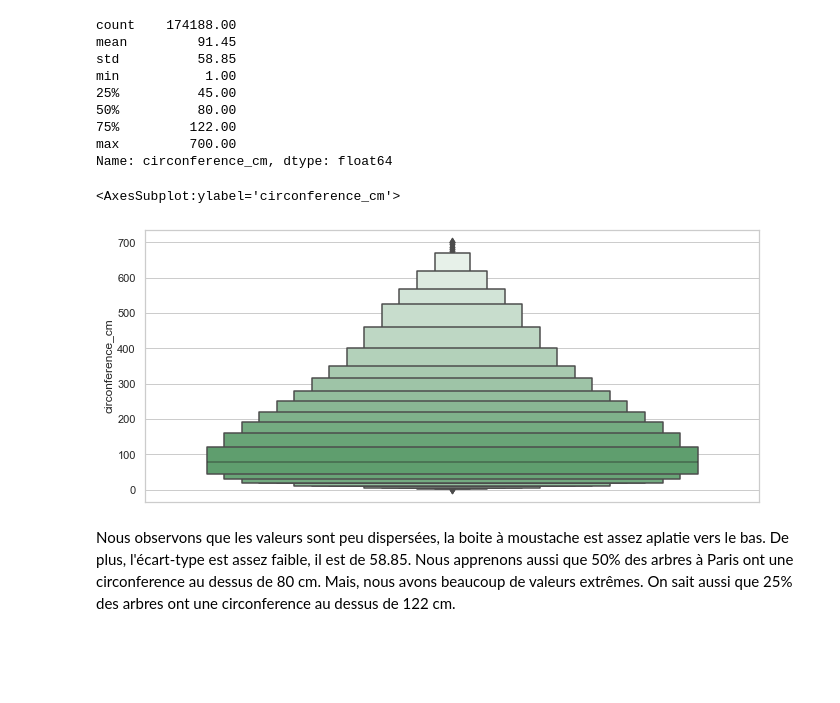
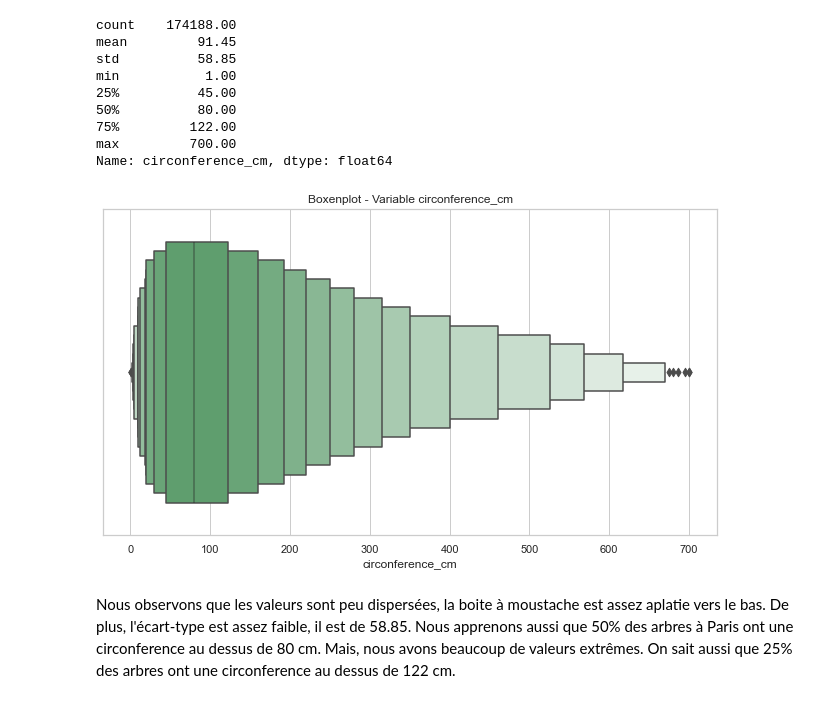
Before and after one commit to AurelieAAN/OP_Projet2, a Jupyter notebook: Scripts_Analyse01.ipynb, the cells around one changed output. Saved outputs shown, nothing was run; the diff lists cells and outputs as text; code cells hidden in the pictures; blank space fills up the shorter version.

```diff
--- a/Scripts_Analyse01.ipynb
+++ b/Scripts_Analyse01.ipynb
@@ -325,0 +322,8 @@ sns.boxenplot(y="circonference_cm",
+# %%
+def graph_boxenplot(data_i, column_i, color_i,title_i):
+    sns.set_theme(style="whitegrid")
+    plt.figure(figsize=(11,6))
+    sns.boxenplot(x=column_i,
+                  color=color_i,
+                  scale="linear", data=data_i)
+    plt.title(title_i)
@@ -383,15 +391,9 @@ min           1.00
 max         700.00
 Name: circonference_cm, dtype: float64
 # %%
-
-sns.set_theme(style="whitegrid")
-plt.figure(figsize=(11,5))
-sns.boxenplot(y="circonference_cm",
-              color="g",
-              scale="linear", data=data)
+graph_boxenplot(data, "circonference_cm", "g","Boxenplot - Variable circonference_cm")
 # %% [output]
-<AxesSubplot:ylabel='circonference_cm'>
-[figure, old version]
+[figure, new version]
 # %% [markdown]
 Nous observons que les valeurs sont peu dispersées, la boite à moustache est assez aplatie vers le bas. De plus, l'écart-type est assez faible, il est de 58.85.
 Nous apprenons aussi que 50% des arbres à Paris ont une circonference au dessus de 80 cm. Mais, nous avons beaucoup de valeurs extrêmes.
```
Also changed, not shown: parts of 77 cells of this notebook.
